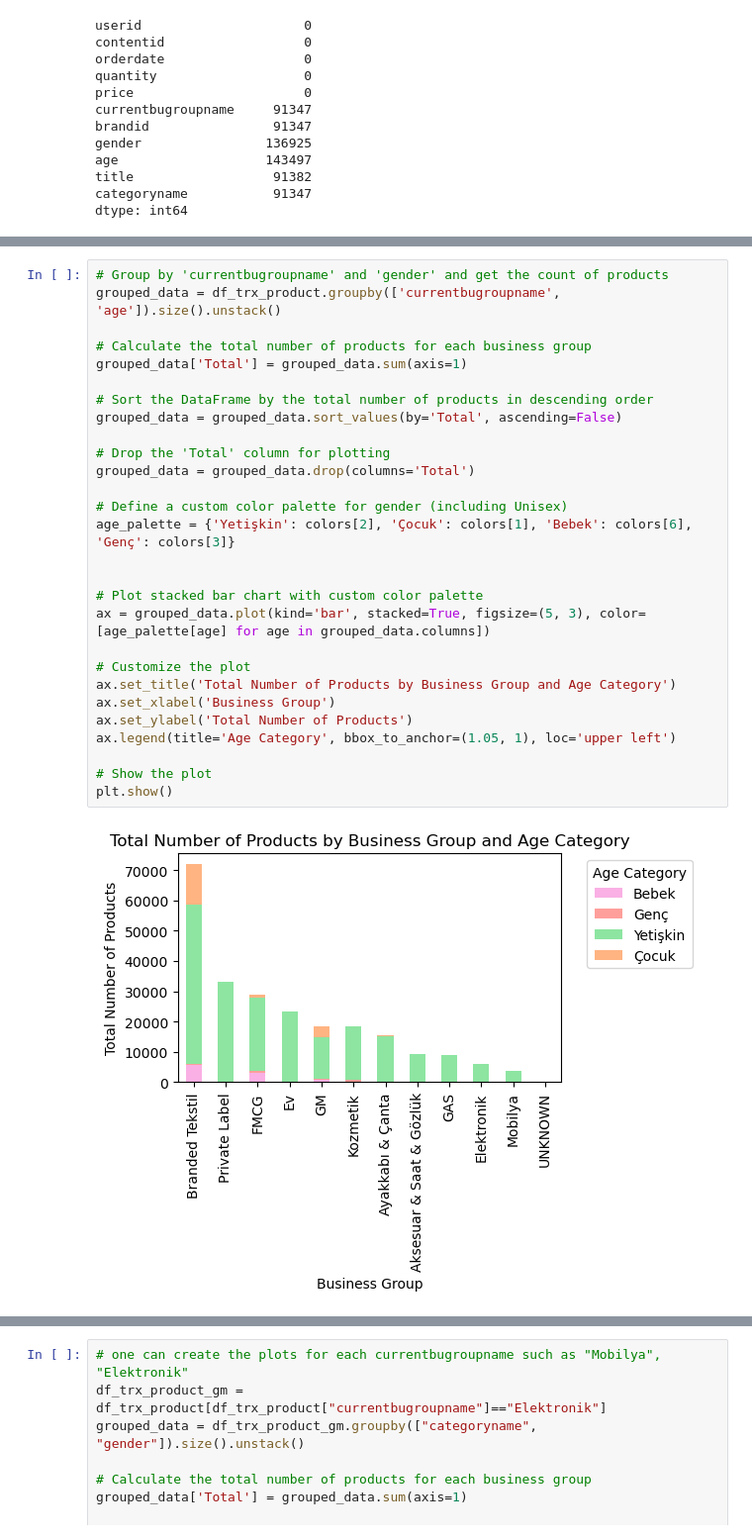
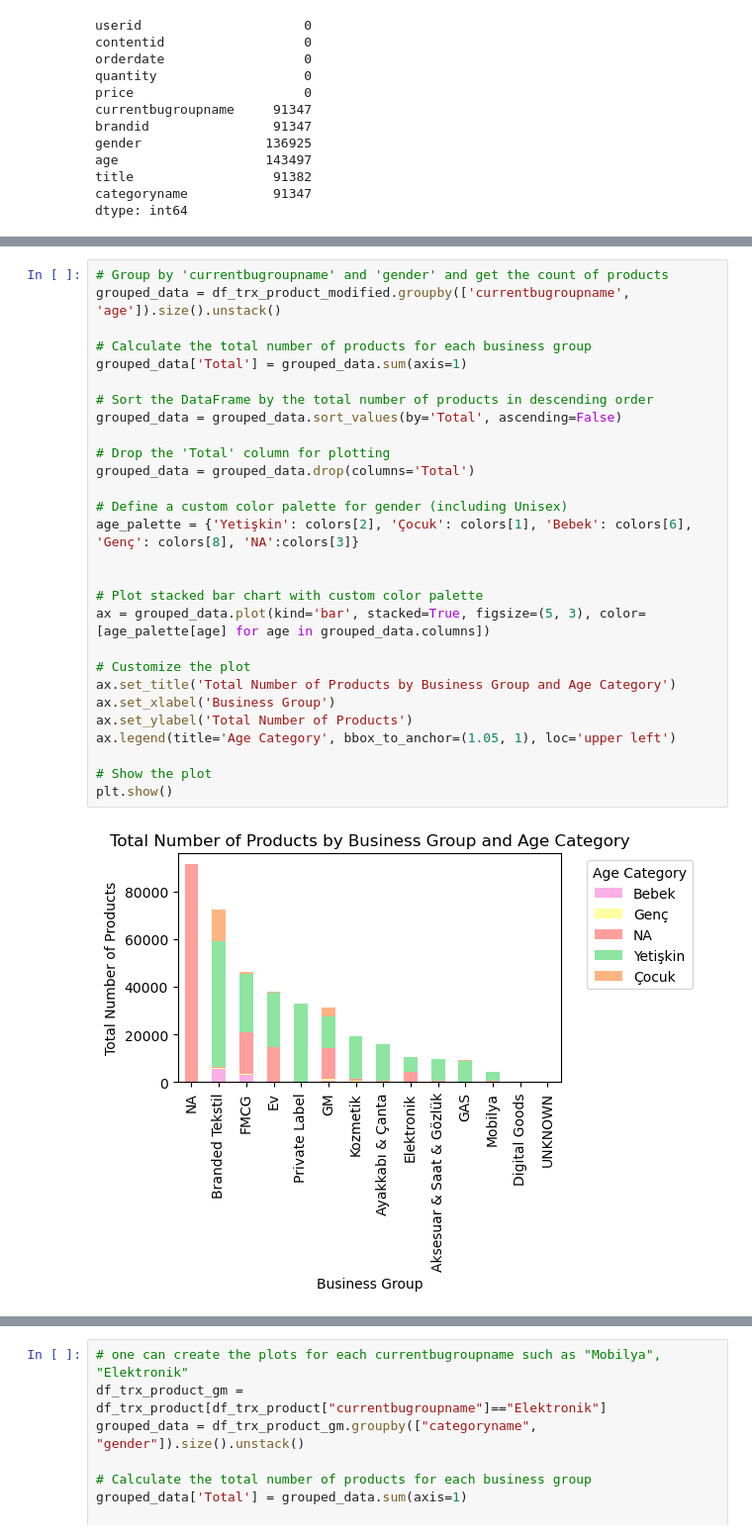
Before and after one commit to stopdemir/ecommerce-data-analysis, a Jupyter notebook: data_analysis.ipynb, the cells around one changed output, grey strips where cells are left out. Shown at 99% size. Cells and saved outputs as stored; diff of their text form.

```diff
--- a/data_analysis.ipynb
+++ b/data_analysis.ipynb
@@ -608,30 +631,30 @@ KeyError: 'NA'
 # %%
 # Group by 'currentbugroupname' and 'gender' and get the count of products
-grouped_data = df_trx_product.groupby(['currentbugroupname', 'age']).size().unstack()
+grouped_data = df_trx_product_modified.groupby(['currentbugroupname', 'age']).size().unstack()
 
 # Calculate the total number of products for each business group
 grouped_data['Total'] = grouped_data.sum(axis=1)
 
 # Sort the DataFrame by the total number of products in descending order
 grouped_data = grouped_data.sort_values(by='Total', ascending=False)
 
 # Drop the 'Total' column for plotting
 grouped_data = grouped_data.drop(columns='Total')
 
 # Define a custom color palette for gender (including Unisex)
-age_palette = {'Yetişkin': colors[2], 'Çocuk': colors[1], 'Bebek': colors[6], 'Genç': colors[3]}
+age_palette = {'Yetişkin': colors[2], 'Çocuk': colors[1], 'Bebek': colors[6], 'Genç': colors[8], 'NA':colors[3]}
 
 
 # Plot stacked bar chart with custom color palette
 ax = grouped_data.plot(kind='bar', stacked=True, figsize=(5, 3), color=[age_palette[age] for age in grouped_data.columns])
 
 # Customize the plot
 ax.set_title('Total Number of Products by Business Group and Age Category')
 ax.set_xlabel('Business Group')
 ax.set_ylabel('Total Number of Products')
 ax.legend(title='Age Category', bbox_to_anchor=(1.05, 1), loc='upper left')
 
 # Show the plot
 plt.show()
 # %% [output]
-[figure, old version]
+[figure, new version]
```
Also changed, not shown: parts of 12 cells of this notebook.
